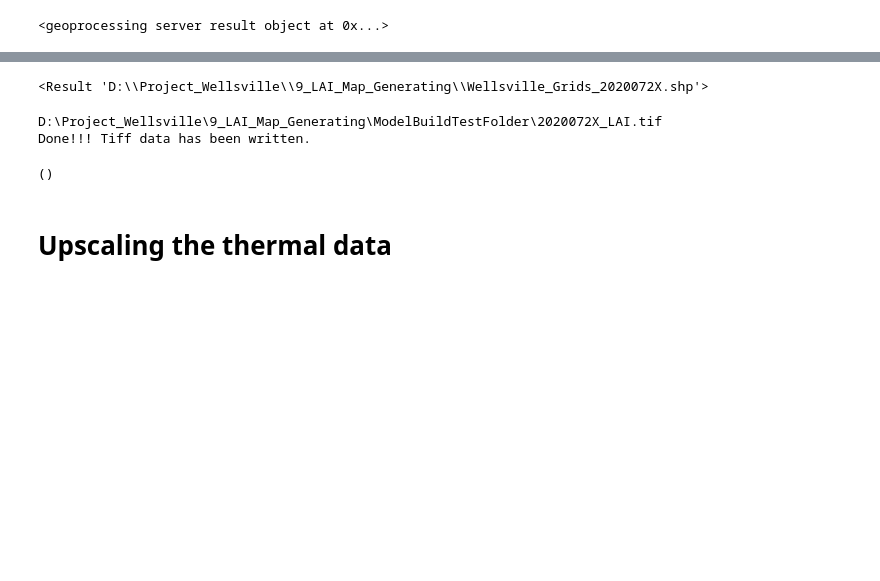
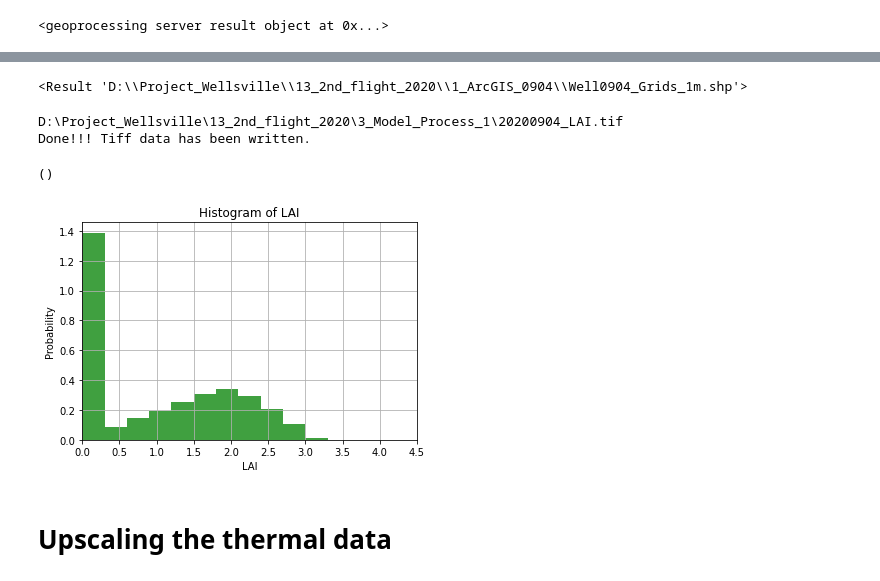
Before and after one commit to RuiGao9/Wellsville, a Jupyter notebook: Wellsville_Image_TSEB.ipynb, the cells around one changed output, grey strips where cells are left out. Saved outputs shown, nothing was run; the diff lists cells and outputs as text; code cells hidden in the pictures; blank space fills up the shorter version.

```diff
--- a/Wellsville_Image_TSEB.ipynb
+++ b/Wellsville_Image_TSEB.ipynb
@@ -259,21 +263,21 @@ arcpy.management.CalculateField(Research_Grids,
     if ID == 1:
         laifc = 0.5574*CI_re+0.5617
     elif ID == 2:
-        laifc = 3.0328*NDVI-0.2728
+        laifc = 3.5255*NDVI**1.8485
     elif ID == 3:
-        laifc = 3.0328*NDVI-0.2728
+        laifc = 3.5255*NDVI**1.8485
     elif ID == 4:
-        laifc = 2.8874*CI_re-0.614
+        laifc = 0.2853*CI_re+0.2604
     elif ID == 5:
         laifc = 0
     elif ID == 6:
         laifc = 0
     return(laifc)""", "DOUBLE")
 # %% [output]
-<Result 'D:\\Project_Wellsville\\9_LAI_Map_Generating\\Wellsville_Grids_2020072X.shp'>
+<Result 'D:\\Project_Wellsville\\13_2nd_flight_2020\\1_ArcGIS_0904\\Well0904_Grids_1m.shp'>
 # %%
 # write feature to raster
-# recognize the LAI*Fc as the LAI for the domain
+# output the LAI*Fc as an image - LAI*Fc is the LAI value for the domain
 arcpy.conversion.FeatureToRaster(in_features=Research_Grids,
                                  field="LAI",
                                  out_raster=dir_output+"\\"+Flight_Date+"_LAI_tmp.tif",
@@ -282,11 +286,24 @@ arcpy.conversion.FeatureToRaster(in_features=Research_Grids,
 Array_LAI = arcpy.RasterToNumPyArray(dir_output+"\\"+Flight_Date+"_LAI_tmp.tif",
                                           nodata_to_value=NoDataValue)
 Array_LAI[Array_LAI<0] = 0
+Array_LAI[Array_LAI>LAI_max_value] = LAI_max_value
 WriteTiffData(dir_output, Flight_Date+"_LAI", dims[0], dims[1], Array_LAI, img_geo, img_prj)
 # %% [output]
-D:\Project_Wellsville\9_LAI_Map_Generating\ModelBuildTestFolder\2020072X_LAI.tif
+D:\Project_Wellsville\13_2nd_flight_2020\3_Model_Process_1\20200904_LAI.tif
 Done!!! Tiff data has been written.
 ()
+# %%
+# the histogram of the LAI
+LAI_hist = Array_LAI.reshape(-1)
+n, bins, patches = plt.hist(LAI_hist, 15, density=True, facecolor='g', alpha=0.75)
+plt.xlabel('LAI')
+plt.ylabel('Probability')
+plt.title('Histogram of LAI')
+plt.xlim(0, LAI_max_value)
+plt.grid(True)
+plt.show()
+# %% [output]
+[figure, added]
 # %% [markdown]
 # Upscaling the thermal data
 # %%
```
Also changed, not shown: parts of 15 cells of this notebook.
